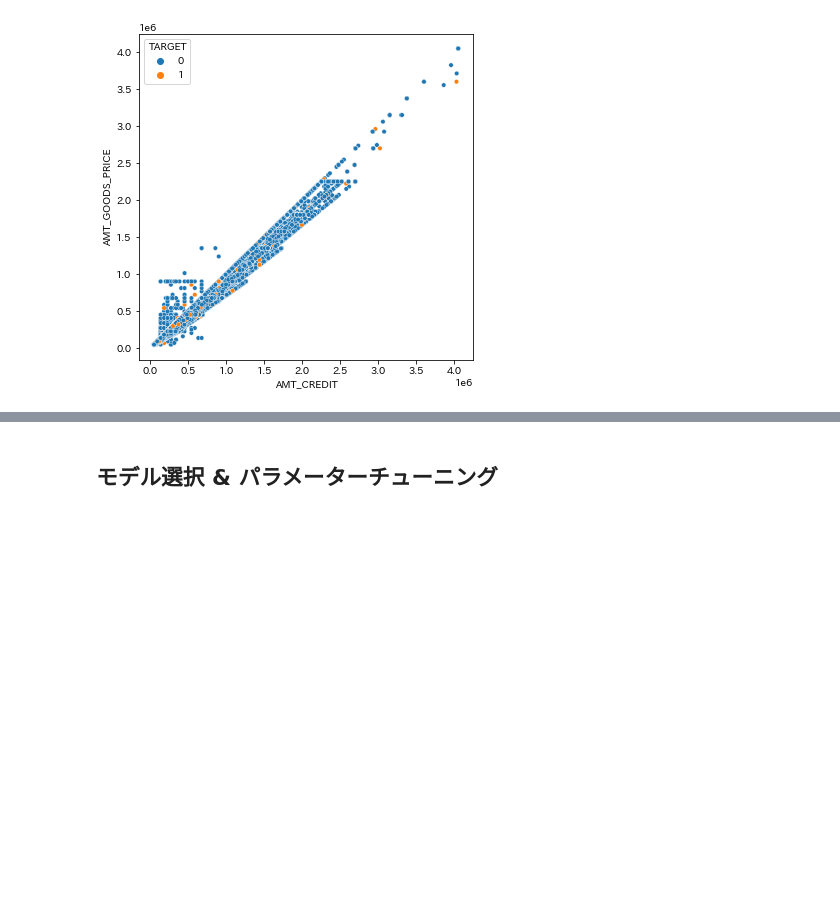
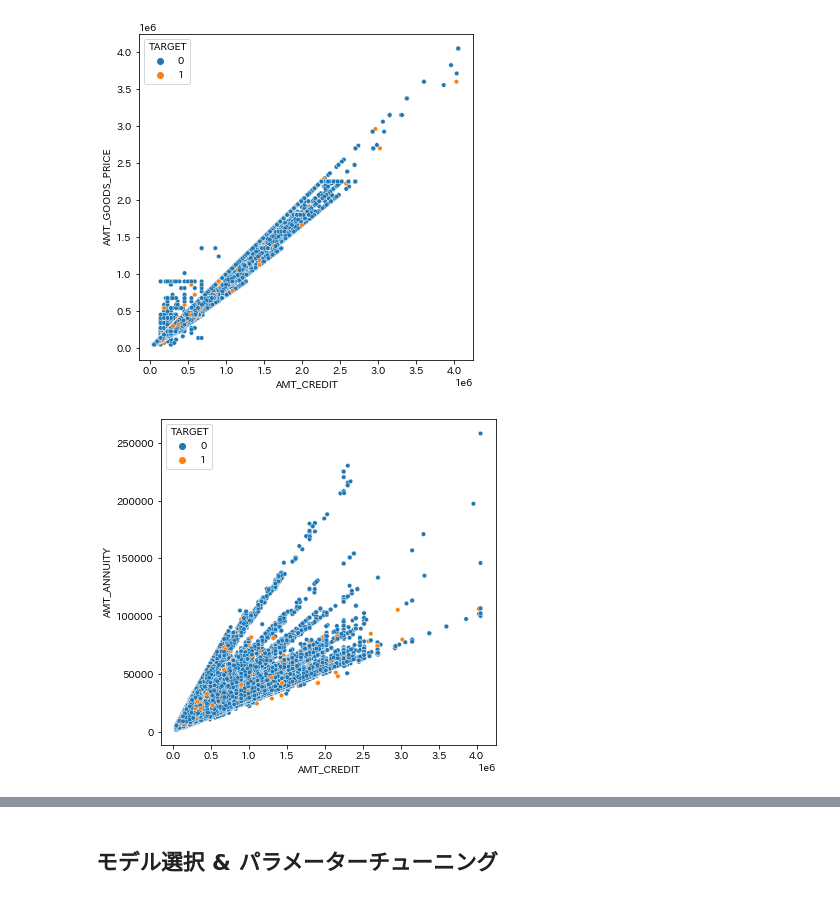
Before and after one commit to idsts2670/kaggle, a Jupyter notebook: home-credit-default-risk/home-credit-default.ipynb, the cells around one changed output, grey strips where cells are left out. Saved outputs shown, nothing was run; the diff lists cells and outputs as text; code cells hidden in the pictures; blank space fills up the shorter version.

```diff
--- a/home-credit-default-risk/home-credit-default.ipynb
+++ b/home-credit-default-risk/home-credit-default.ipynb
@@ -1002,3 +1017,11 @@ sns.scatterplot(x='AMT_CREDIT', y='AMT_GOODS_PRICE', hue=TARGET, s=20, data=tmp_
 plt.show()
 # %% [output]
 [figure]
+# %%
+# AMT_ANNUITY = 年ごとのローン返済額？
+# AMT_CREDIT = 融資額
+plt.figure(figsize=(6,6))
+sns.scatterplot(x='AMT_CREDIT', y='AMT_ANNUITY', hue=TARGET, s=20, data=tmp_app_train)
+plt.show()
+# %% [output]
+[figure, added]
```
Also changed, not shown: parts of 31 cells of this notebook.
